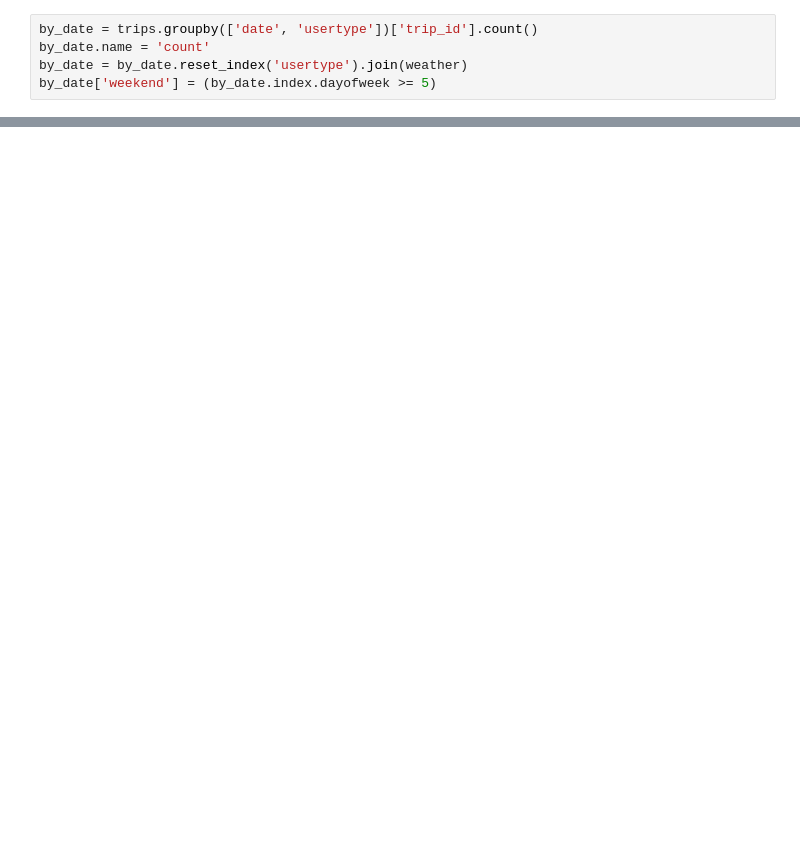
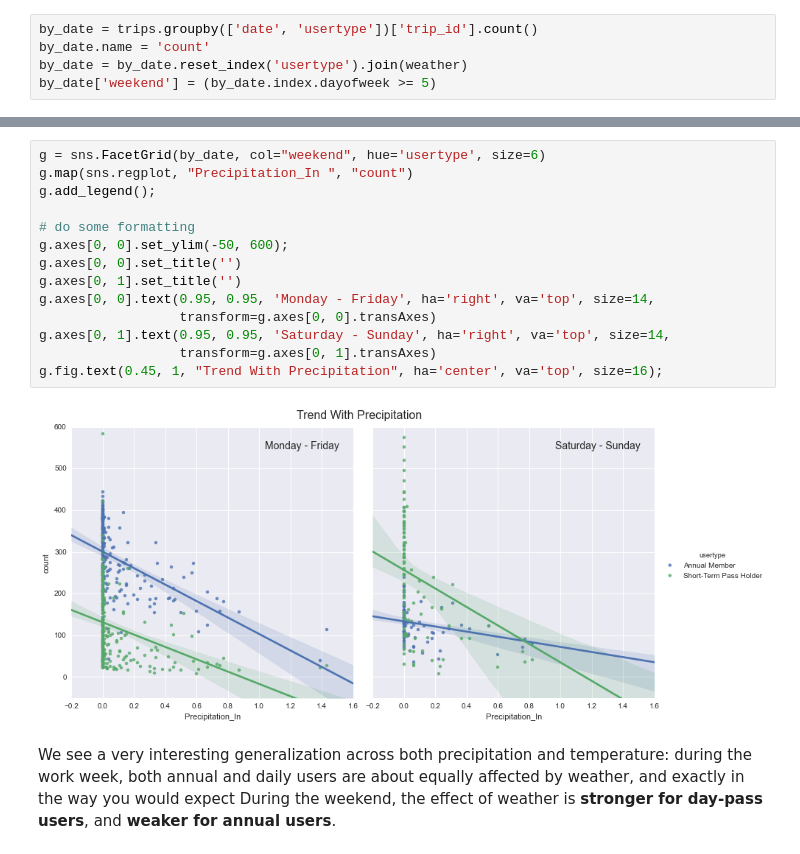
Before and after one commit to jakevdp/ProntoData, a Jupyter notebook: ProntoData.ipynb, the cells around one changed output, grey strips where cells are left out. Cells and saved outputs as stored; diff of their text form; blank space fills up the shorter version.

```diff
--- a/ProntoData.ipynb
+++ b/ProntoData.ipynb
@@ -254,0 +390,19 @@ g.axes[0, 0].set_ylim(-50, 600);
+# %%
+g = sns.FacetGrid(by_date, col="weekend", hue='usertype', size=6)
+g.map(sns.regplot, "Precipitation_In ", "count")
+g.add_legend();
+
+# do some formatting
+g.axes[0, 0].set_ylim(-50, 600);
+g.axes[0, 0].set_title('')
+g.axes[0, 1].set_title('')
+g.axes[0, 0].text(0.95, 0.95, 'Monday - Friday', ha='right', va='top', size=14,
+                  transform=g.axes[0, 0].transAxes)
+g.axes[0, 1].text(0.95, 0.95, 'Saturday - Sunday', ha='right', va='top', size=14,
+                  transform=g.axes[0, 1].transAxes)
+g.fig.text(0.45, 1, "Trend With Precipitation", ha='center', va='top', size=16);
+# %% [output]
+[figure, added]
+# %% [markdown]
+We see a very interesting generalization across both precipitation and temperature: during the work week, both annual and daily users are about equally affected by weather, and exactly in the way you would expect
+During the weekend, the effect of weather is **stronger for day-pass users**, and **weaker for annual users**.
```
Also changed, not shown: parts of 71 cells of this notebook.
